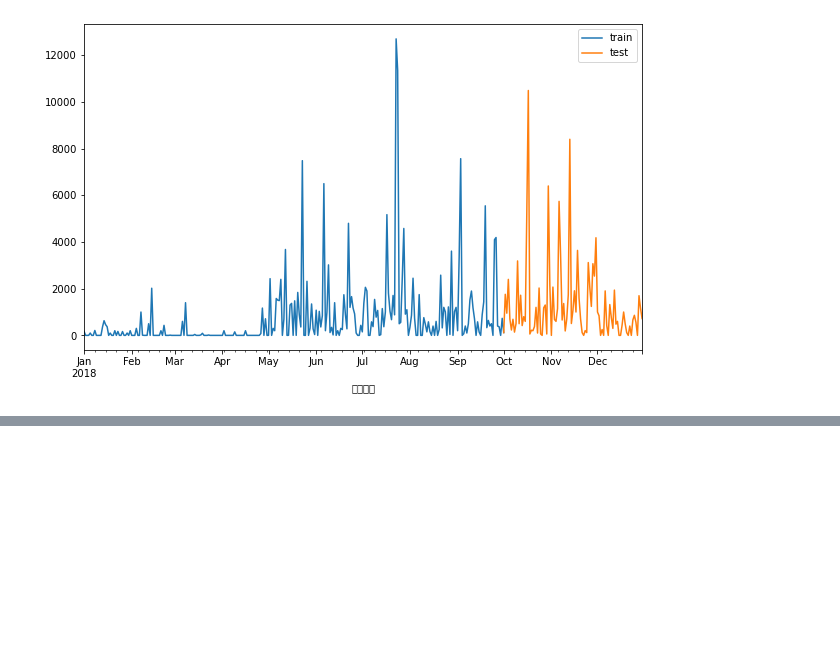
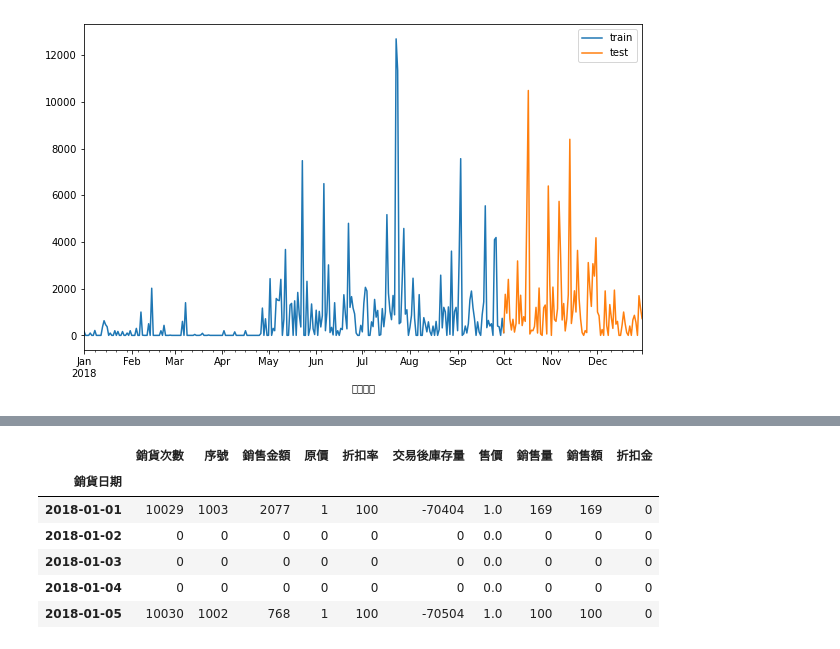
Before and after one commit to Jeremy35689/Visual-Analysis-midterm-project, a Jupyter notebook: VA Midterm Project.ipynb, the cells around one changed output, grey strips where cells are left out. Drawn from its saved outputs; the diff is of its cells as text; code cells hidden in the pictures; blank space fills up the shorter version.

```diff
--- a/VA Midterm Project.ipynb
+++ b/VA Midterm Project.ipynb
@@ -335,0 +344,12 @@ test = np.array(test)
+# %%
+drug_sum = drug.resample('D').sum()
+
+drug_sum.head()
+# %% [output]
+|  | 銷貨次數 | 序號 | 銷售金額 | 原價 | 折扣率 | 交易後庫存量 | 售價 | 銷售量 | 銷售額 | 折扣金 |
+| 銷貨日期 |  |  |  |  |  |  |  |  |  |  |
+| 2018-01-01 | 10029 | 1003 | 2077 | 1 | 100 | -70404 | 1.0 | 169 | 169 | 0 |
+| 2018-01-02 | 0 | 0 | 0 | 0 | 0 | 0 | 0.0 | 0 | 0 | 0 |
+| 2018-01-03 | 0 | 0 | 0 | 0 | 0 | 0 | 0.0 | 0 | 0 | 0 |
+| 2018-01-04 | 0 | 0 | 0 | 0 | 0 | 0 | 0.0 | 0 | 0 | 0 |
+| 2018-01-05 | 10030 | 1002 | 768 | 1 | 100 | -70504 | 1.0 | 100 | 100 | 0 |
```
Also changed, not shown: parts of 11 cells of this notebook.
